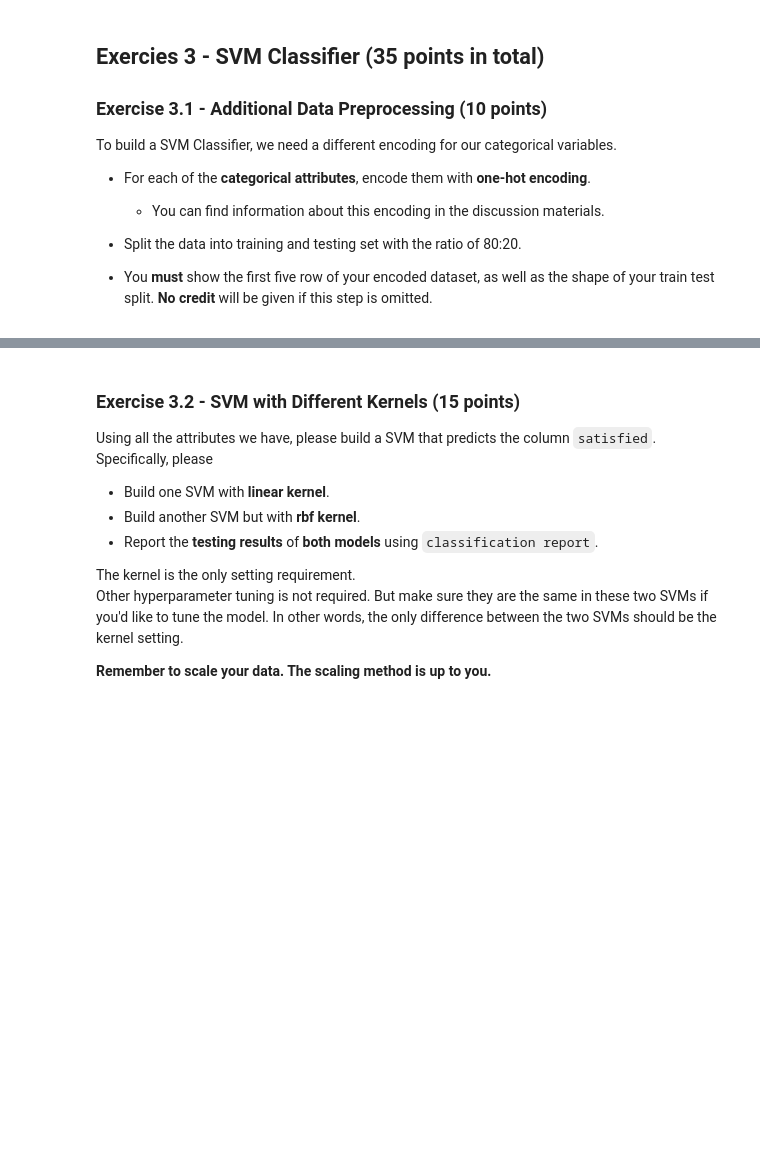
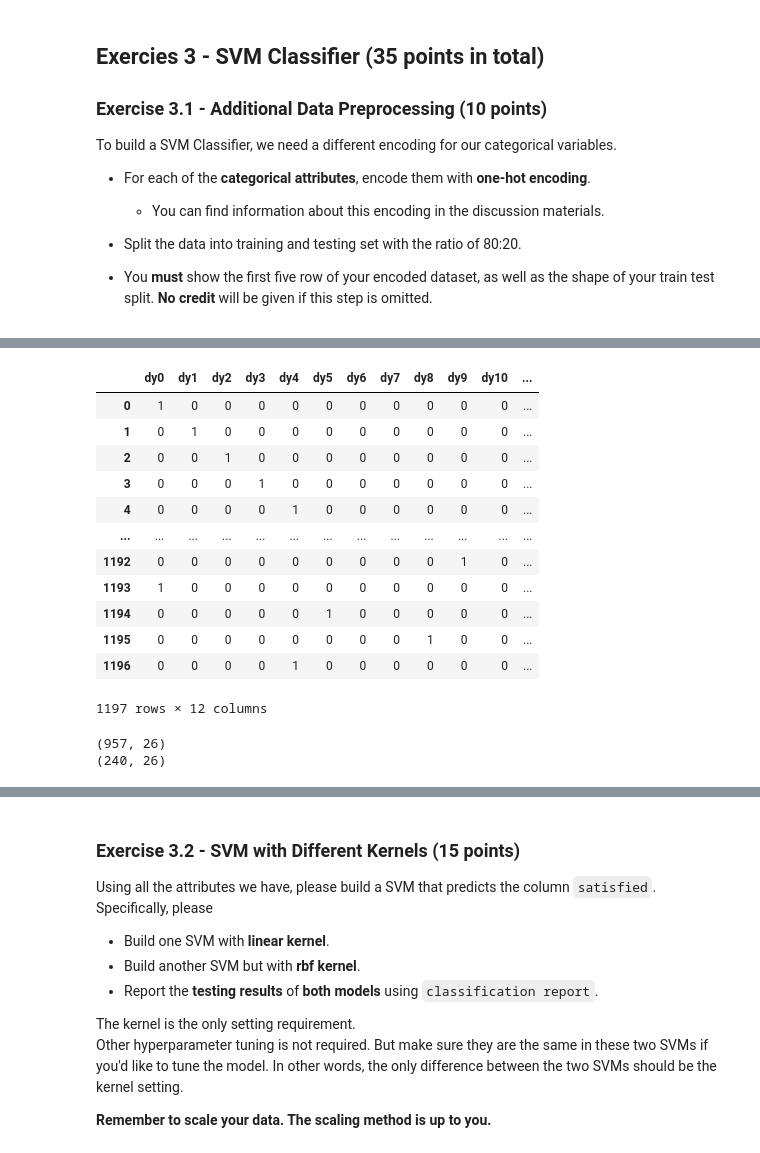
Before and after one commit to SriSupratikTalari/hw2, a Jupyter notebook: HW2_NB_&_SVMs.ipynb, the cells around one changed output, grey strips where cells are left out. Saved outputs shown, nothing was run; the diff lists cells and outputs as text; code cells hidden in the pictures; blank space fills up the shorter version.

```diff
--- a/HW2_NB_&_SVMs.ipynb
+++ b/HW2_NB_&_SVMs.ipynb
@@ -738,0 +773,5 @@ To build a SVM Classifier, we need a different encoding for our categorical vari
+# %%
+df=df.drop(columns=['actual_productivity','targeted_productivity'])
+# %%
+df=df[['quarter','department','day','team','satisfied']]
+df
@@ -738,0 +860,41 @@ To build a SVM Classifier, we need a different encoding for our categorical vari
+# %%
+
+team = pd.DataFrame(columns=['dy0','dy1','dy2','dy3','dy4','dy5','dy6','dy7','dy8','dy9','dy10','dy11'])
+
+team['dy0']  = (df['team'] == 0).astype(int)
+team['dy1']  = (df['team'] == 1).astype(int)
+team['dy2']  = (df['team'] == 2).astype(int)
+team['dy3']  = (df['team'] == 3).astype(int)
+team['dy4']  = (df['team'] == 4).astype(int)
+team['dy5']  = (df['team'] == 5).astype(int)
+team['dy6']  = (df['team'] == 6).astype(int)
+team['dy7']  = (df['team'] == 7).astype(int)
+team['dy8']  = (df['team'] == 8).astype(int)
+team['dy9']  = (df['team'] == 9).astype(int)
+team['dy10'] = (df['team'] == 10).astype(int)
+team['dy11'] = (df['team'] == 11).astype(int)
+team
+# %% [output]
+|  | dy0 | dy1 | dy2 | dy3 | dy4 | dy5 | dy6 | dy7 | dy8 | dy9 | dy10 | ... |
+| 0 | 1 | 0 | 0 | 0 | 0 | 0 | 0 | 0 | 0 | 0 | 0 | ... |
+| 1 | 0 | 1 | 0 | 0 | 0 | 0 | 0 | 0 | 0 | 0 | 0 | ... |
+| 2 | 0 | 0 | 1 | 0 | 0 | 0 | 0 | 0 | 0 | 0 | 0 | ... |
+| 3 | 0 | 0 | 0 | 1 | 0 | 0 | 0 | 0 | 0 | 0 | 0 | ... |
+| 4 | 0 | 0 | 0 | 0 | 1 | 0 | 0 | 0 | 0 | 0 | 0 | ... |
+| ... | ... | ... | ... | ... | ... | ... | ... | ... | ... | ... | ... | ... |
+| 1192 | 0 | 0 | 0 | 0 | 0 | 0 | 0 | 0 | 0 | 1 | 0 | ... |
+| 1193 | 1 | 0 | 0 | 0 | 0 | 0 | 0 | 0 | 0 | 0 | 0 | ... |
+| 1194 | 0 | 0 | 0 | 0 | 0 | 1 | 0 | 0 | 0 | 0 | 0 | ... |
+| 1195 | 0 | 0 | 0 | 0 | 0 | 0 | 0 | 0 | 1 | 0 | 0 | ... |
+| 1196 | 0 | 0 | 0 | 0 | 1 | 0 | 0 | 0 | 0 | 0 | 0 | ... |
+1197 rows × 12 columns
+# %%
+merged = pd.concat([quarter, depart, day, team], axis=1)
+merged['satisfied']=df['satisfied']
+train_df = merged.iloc[:int(len(merged)*0.8)]       # first 80%
+test_df  = merged.iloc[int(len(merged)*0.8):]
+print(train_df.shape)
+print(test_df.shape)
+# %% [output]
+(957, 26)
+(240, 26)
```
Also changed, not shown: parts of 23 cells of this notebook.
